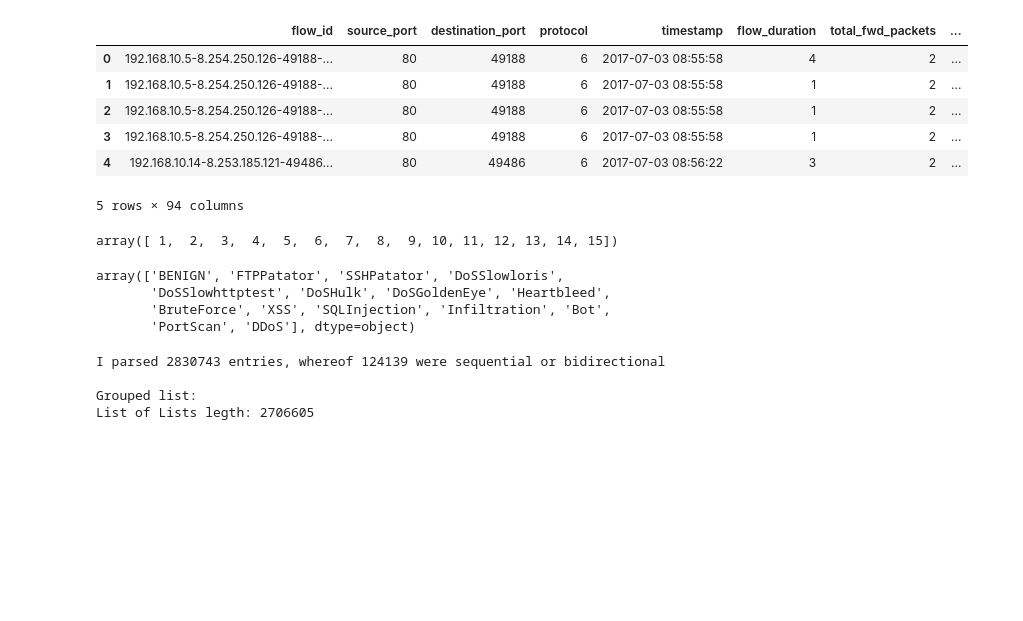
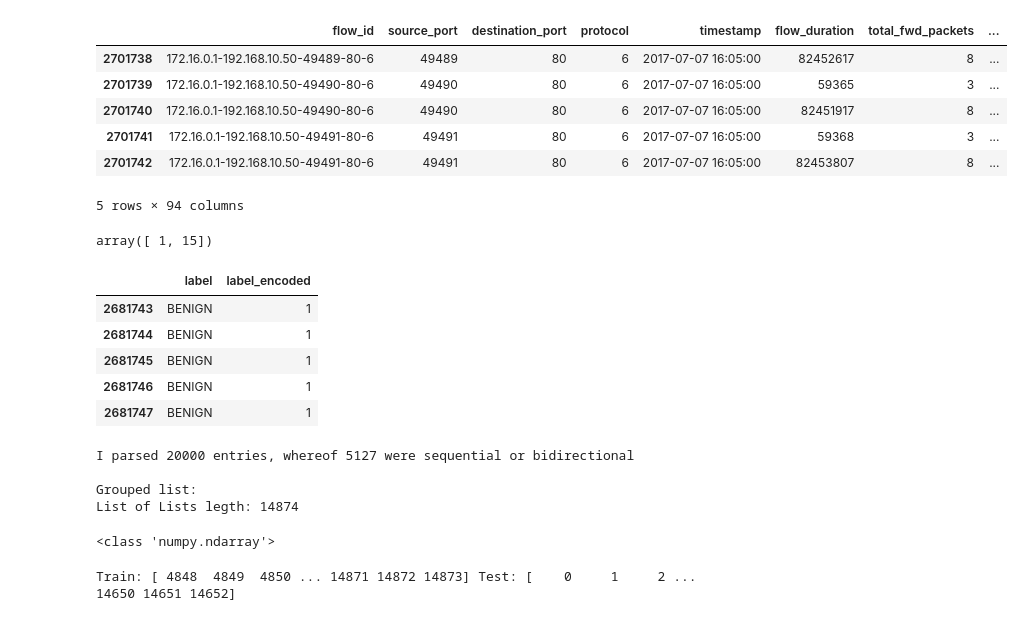
Before and after one commit to twseptian/Master_IPython, a Jupyter notebook: CIC Grouping.ipynb, the cells around one changed output. Cells and saved outputs as stored; diff of their text form; code cells hidden in the pictures; blank space fills up the shorter version.

Commit message:
Prototype stratified partitioning of CICIDS
Currently it uses 66 percent as training and 33 percent as test

```diff
--- a/CIC Grouping.ipynb
+++ b/CIC Grouping.ipynb
@@ -12,27 +13,31 @@ cic_labels = load_df('cic_labels', "CICIDS2017")
 # %%
 #cic_data = cic_data[:20000]
 #cic_labels = cic_labels[:20000]
+cic_data = cic_data[2681743:2701743] # get some friday ddos mixed data
+cic_labels = cic_labels[2681743:2701743]
 # %%
-cic_data.head()
+cic_data.tail()
 # %% [output]
 |  | flow_id | source_port | destination_port | protocol | timestamp | flow_duration | total_fwd_packets | ... |
-| 0 | 192.168.10.5-8.254.250.126-49188-... | 80 | 49188 | 6 | 2017-07-03 08:55:58 | 4 | 2 | ... |
-| 1 | 192.168.10.5-8.254.250.126-49188-... | 80 | 49188 | 6 | 2017-07-03 08:55:58 | 1 | 2 | ... |
-| 2 | 192.168.10.5-8.254.250.126-49188-... | 80 | 49188 | 6 | 2017-07-03 08:55:58 | 1 | 2 | ... |
-| 3 | 192.168.10.5-8.254.250.126-49188-... | 80 | 49188 | 6 | 2017-07-03 08:55:58 | 1 | 2 | ... |
-| 4 | 192.168.10.14-8.253.185.121-49486... | 80 | 49486 | 6 | 2017-07-03 08:56:22 | 3 | 2 | ... |
+| 2701738 | 172.16.0.1-192.168.10.50-49489-80-6 | 49489 | 80 | 6 | 2017-07-07 16:05:00 | 82452617 | 8 | ... |
+| 2701739 | 172.16.0.1-192.168.10.50-49490-80-6 | 49490 | 80 | 6 | 2017-07-07 16:05:00 | 59365 | 3 | ... |
+| 2701740 | 172.16.0.1-192.168.10.50-49490-80-6 | 49490 | 80 | 6 | 2017-07-07 16:05:00 | 82451917 | 8 | ... |
+| 2701741 | 172.16.0.1-192.168.10.50-49491-80-6 | 49491 | 80 | 6 | 2017-07-07 16:05:00 | 59368 | 3 | ... |
+| 2701742 | 172.16.0.1-192.168.10.50-49491-80-6 | 49491 | 80 | 6 | 2017-07-07 16:05:00 | 82453807 | 8 | ... |
 5 rows × 94 columns
 # %%
 cic_labels.label_encoded.unique()
 # %% [output]
-array([ 1,  2,  3,  4,  5,  6,  7,  8,  9, 10, 11, 12, 13, 14, 15])
+array([ 1, 15])
-# %%
-cic_labels.label.unique()
-# %% [output]
-array(['BENIGN', 'FTPPatator', 'SSHPatator', 'DoSSlowloris',
-       'DoSSlowhttptest', 'DoSHulk', 'DoSGoldenEye', 'Heartbleed',
-       'BruteForce', 'XSS', 'SQLInjection', 'Infiltration', 'Bot',
-       'PortScan', 'DDoS'], dtype=object)
+# %%
+cic_labels.head()
+# %% [output]
+|  | label | label_encoded |
+| 2681743 | BENIGN | 1 |
+| 2681744 | BENIGN | 1 |
+| 2681745 | BENIGN | 1 |
+| 2681746 | BENIGN | 1 |
+| 2681747 | BENIGN | 1 |
 # %%
 def is_same_comm(curr, prev):
     if prev['source_ip_o3'] == curr['source_ip_o3'] and \
@@ -66,6 +71,8 @@ prev = None
 
 
 for index, row in cic_data.iterrows():
+    index = index - 2681743 # FIXME: This is because we are testing on a subset
+
     if index == 0:
         prev = cic_data.iloc[0]
     else:
@@ -73,29 +80,54 @@ for index, row in cic_data.iterrows():
 
     curr = cic_data.iloc[index]
 
+    # TODO: Can we make use of the pandas grouping function here?
     if is_same_comm(curr, prev) or is_bidirectional_comm(curr, prev):
         same_bi_comm_counter += 1
     else:
         group_list_index += 1
         group_list.append([])
 
-    group_list[group_list_index].append({'cic_index': index, 'label': cic_labels.iloc[index]['label']})
+    group_list[group_list_index].append({'cic_index': index, 'label': cic_labels.iloc[index]['label'], 'label_encoded': cic_labels.iloc[index]['label_encoded']})
 
 
 print('I parsed {} entries, whereof {} were sequential or bidirectional'.format(len(cic_data.index), same_bi_comm_counter))
 print("\nGrouped list: ")
 print("List of Lists legth: {}".format(len(group_list)))
 
-list_type_arr = []
+labels = []
+labels_enc = []
 
 for idx, glist in enumerate(group_list):
-    #print("List length: {} - Members: {}\n".format(len(glist), glist))
-    list_type_arr.append({'grouped_list_index': idx, 'label':glist[0]['label']})
-
-
-#print(list_type_arr) # We want to apply stratified kfold on this baby. Index is X, label is Y
+    labels.append(glist[0]['label'])
+    labels_enc.append(glist[0]['label_encoded'])
 # %% [output]
-I parsed 2830743 entries, whereof 124139 were sequential or bidirectional
+I parsed 20000 entries, whereof 5127 were sequential or bidirectional
 
 Grouped list:
-List of Lists legth: 2706605
+List of Lists legth: 14874
+# %%
+np_group_list = np.array(group_list)
+np_labels = np.array(labels_enc)
+
+print(type(np_labels))
+#print(labels_enc) # We want to apply stratified kfold on this baby. Index is X, label is Y
+# %% [output]
+<class 'numpy.ndarray'>
+# %%
+from sklearn.model_selection import StratifiedKFold
+
+skf = StratifiedKFold(n_splits=3, shuffle=False, random_state=0)
+
+# not nice, but cannot find another way quickly to only get 1 fold
+index = 0
+train = []
+test = []
+for train_index, test_index in skf.split(np_group_list, np_labels):
+    if index > 0:
+        continue
+    print("Train:", train_index, "Test:", test_index)
+    train = train_index
+    test = test_index
+    index += 1
+# %% [output]
+Train: [ 4848  4849  4850 ... 14871 14872 14873] Test: [    0     1     2 ... 14650 14651 14652]
```
Also changed, not shown: parts of 9 cells of this notebook.
